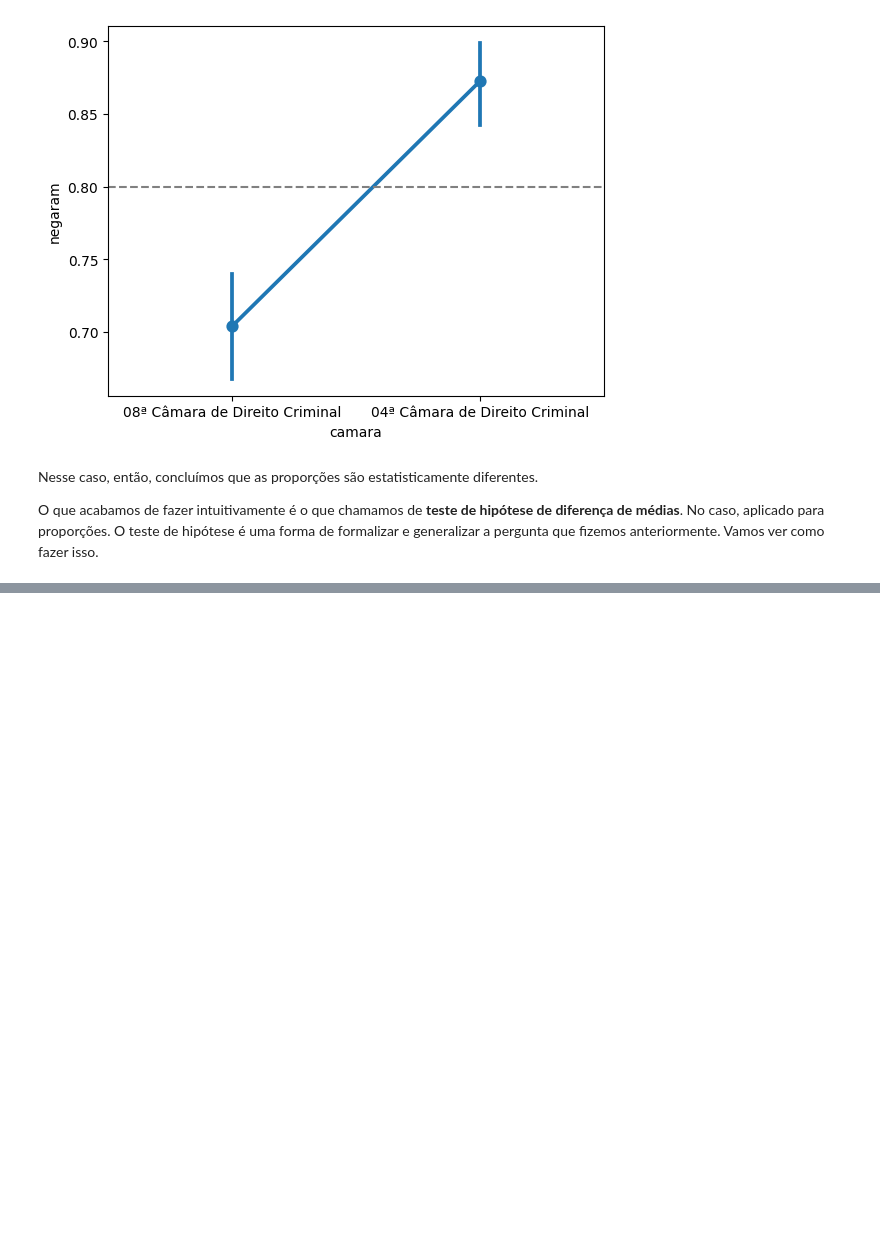
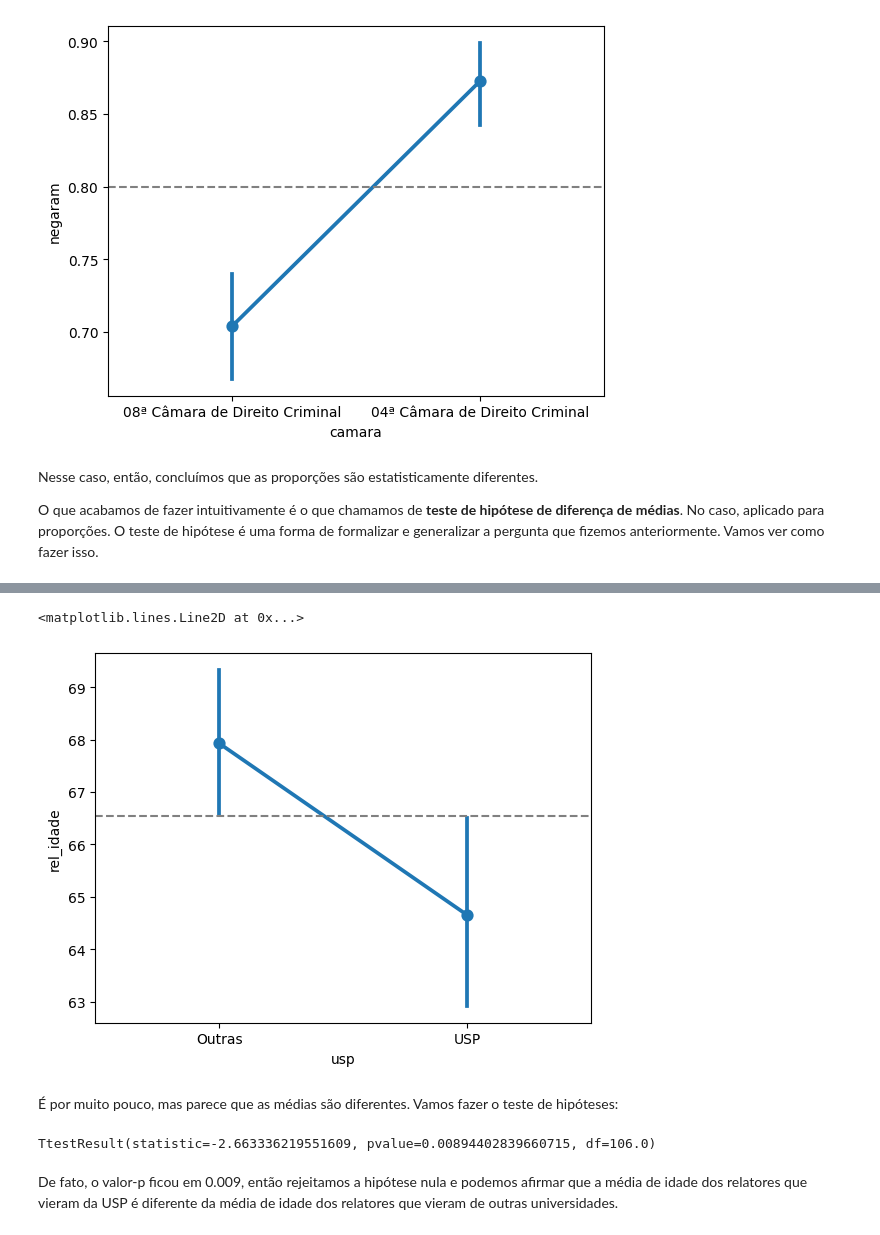
Before and after one commit to jtrecenti/main-cdad2, a Jupyter notebook: apostilas/07-testes-hipoteses/07-testes-hipoteses.ipynb, the cells around one changed output, grey strips where cells are left out. Saved outputs shown, nothing was run; the diff lists cells and outputs as text; code cells hidden in the pictures; blank space fills up the shorter version.

```diff
--- a/apostilas/07-testes-hipoteses/07-testes-hipoteses.ipynb
+++ b/apostilas/07-testes-hipoteses/07-testes-hipoteses.ipynb
@@ -438,0 +562,28 @@ def calcular_diferenca_entre_medias(dados):
+# %%
+# o nome da faculdade de direito pode aparecer de diversas formas
+usp = ['Faculdade de Direito da Universidade de São Paulo', 'Faculdade de Direto da Universidade de São Paulo', 'Universidade de São Paulo']
+
+relatores_usp = (
+  relatores
+  .assign(usp = lambda x: np.where(x.rel_faculdade_direito.isin(usp), 'USP', 'Outras'))
+)
+
+sns.pointplot(data = relatores_usp, x = 'usp', y = 'rel_idade')
+plt.axhline(66.55, color='gray', linestyle='--')
+# %% [output]
+<matplotlib.lines.Line2D at 0x...>
+[figure, added]
+# %% [markdown]
+É por muito pouco, mas parece que as médias são diferentes. Vamos fazer o teste de hipóteses:
+# %%
+ttest = stats.ttest_ind(
+  relatores_usp.rel_idade[relatores_usp.usp == 'USP'],
+  relatores_usp.rel_idade[~(relatores_usp.usp == 'USP')],
+  nan_policy='omit'
+)
+
+ttest
+# %% [output]
+TtestResult(statistic=-2.663336219551609, pvalue=0.00894402839660715, df=106.0)
+# %% [markdown]
+De fato, o valor-p ficou em 0.009, então rejeitamos a hipótese nula e podemos afirmar que a média de idade dos relatores que vieram da USP é diferente da média de idade dos relatores que vieram de outras universidades.
```
Also changed, not shown: parts of 96 cells of this notebook, 4 other files.
